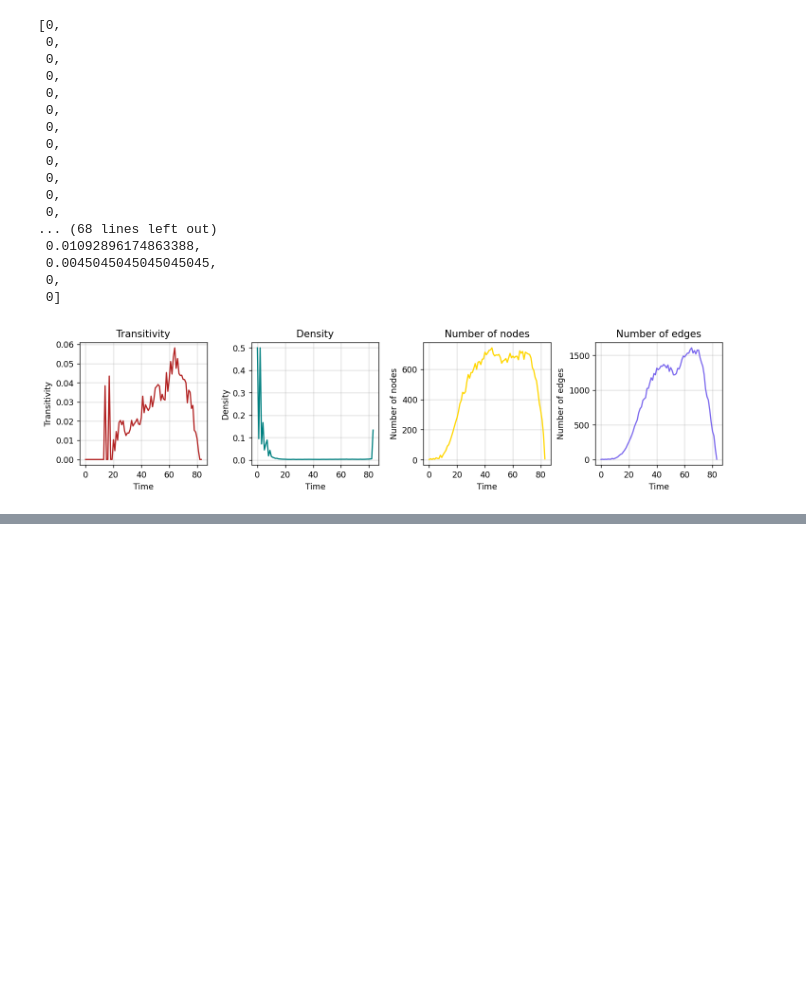
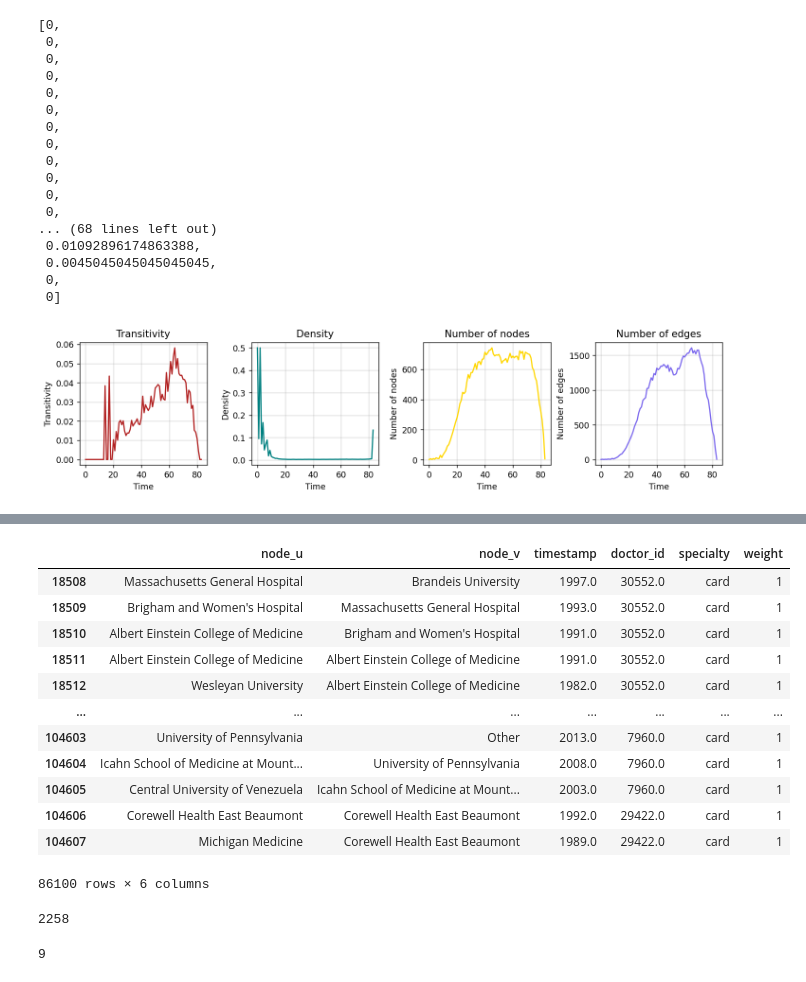
Before and after one commit to nmoghaddas19/physician_trajectories, a Jupyter notebook: code/temporal_analysis.ipynb, the cells around one changed output, grey strips where cells are left out. Drawn from its saved outputs; the diff is of its cells as text; code cells hidden in the pictures; blank space fills up the shorter version.

```diff
--- a/code/temporal_analysis.ipynb
+++ b/code/temporal_analysis.ipynb
@@ -1161,0 +1278,3 @@ plt.subplots_adjust(wspace=0.35)
+# %%
+import pandas as pd
+tdf_all = pd.read_csv('../data/tdf_all_cleaned.csv')
@@ -1161,0 +1604,17 @@ plt.subplots_adjust(wspace=0.35)
+# %%
+tdf_card = tdf_all[tdf_all['specialty'] == 'card']
+tdf_card
+# %% [output]
+|  | node_u | node_v | timestamp | doctor_id | specialty | weight |
+| 18508 | Massachusetts General Hospital | Brandeis University | 1997.0 | 30552.0 | card | 1 |
+| 18509 | Brigham and Women's Hospital | Massachusetts General Hospital | 1993.0 | 30552.0 | card | 1 |
+| 18510 | Albert Einstein College of Medicine | Brigham and Women's Hospital | 1991.0 | 30552.0 | card | 1 |
+| 18511 | Albert Einstein College of Medicine | Albert Einstein College of Medicine | 1991.0 | 30552.0 | card | 1 |
+| 18512 | Wesleyan University | Albert Einstein College of Medicine | 1982.0 | 30552.0 | card | 1 |
+| ... | ... | ... | ... | ... | ... | ... |
+| 104603 | University of Pennsylvania | Other | 2013.0 | 7960.0 | card | 1 |
+| 104604 | Icahn School of Medicine at Mount... | University of Pennsylvania | 2008.0 | 7960.0 | card | 1 |
+| 104605 | Central University of Venezuela | Icahn School of Medicine at Mount... | 2003.0 | 7960.0 | card | 1 |
+| 104606 | Corewell Health East Beaumont | Corewell Health East Beaumont | 1992.0 | 29422.0 | card | 1 |
+| 104607 | Michigan Medicine | Corewell Health East Beaumont | 1989.0 | 29422.0 | card | 1 |
+86100 rows × 6 columns
@@ -1161,0 +1624,8 @@ plt.subplots_adjust(wspace=0.35)
+# %%
+G.number_of_nodes()
+# %% [output]
+2258
+# %%
+G.degree('Seton Medical Center')
+# %% [output]
+9
```
Also changed, not shown: parts of 37 cells of this notebook, 26 other files.
